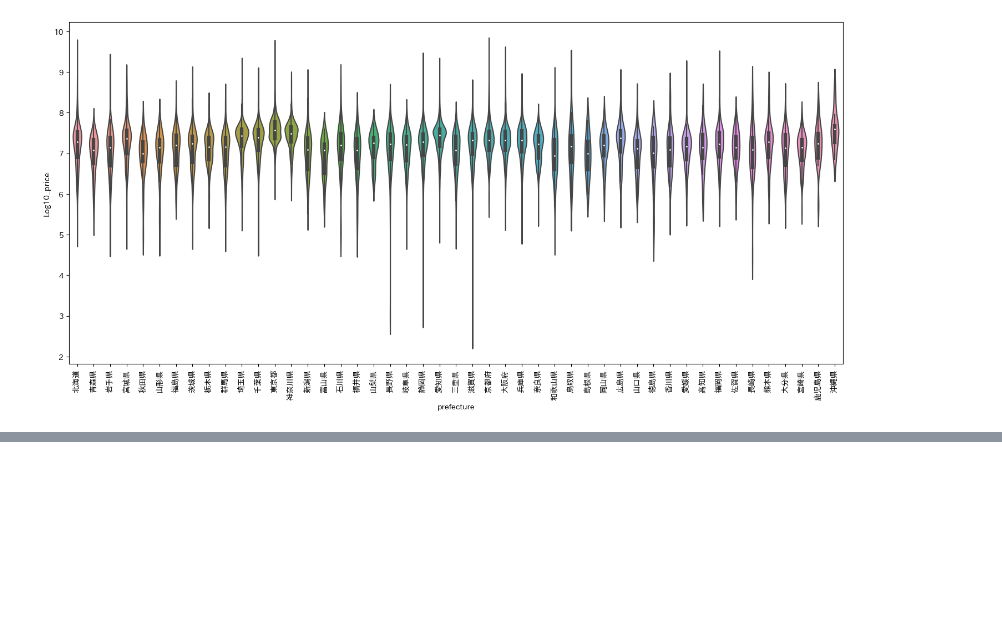
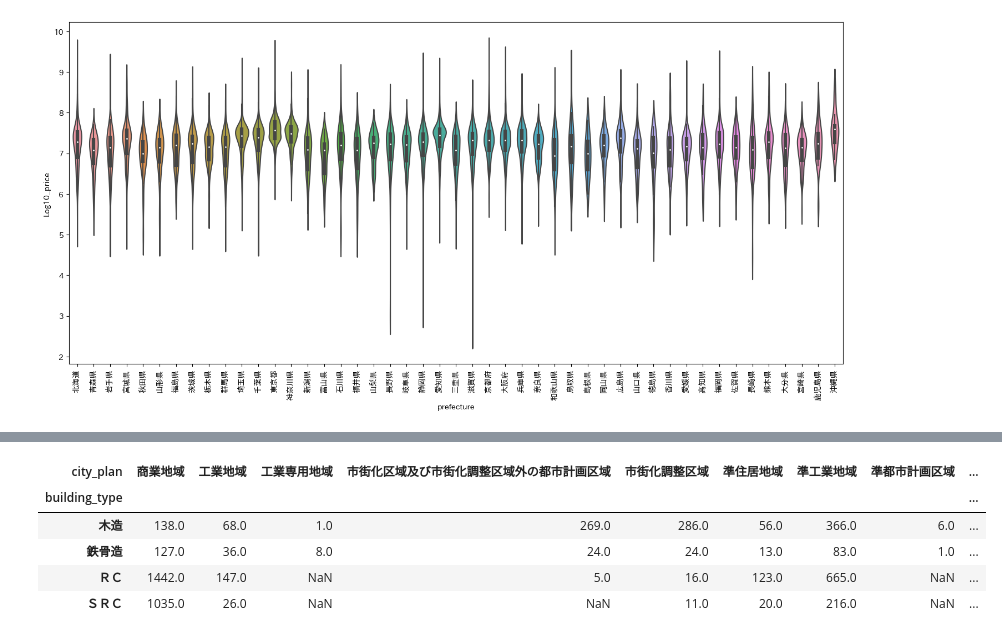
Before and after one commit to dumbled0re/EDA, a Jupyter notebook: 04_visualization/37-41_visualization_with_seaborn.ipynb, the cells around one changed output, grey strips where cells are left out. Saved outputs shown, nothing was run; the diff lists cells and outputs as text; code cells hidden in the pictures; blank space fills up the shorter version.

```diff
--- a/04_visualization/37-41_visualization_with_seaborn.ipynb
+++ b/04_visualization/37-41_visualization_with_seaborn.ipynb
@@ -95,0 +126,9 @@ fig = plt.xticks(rotation=90)
+# %%
+my_pivot
+# %% [output]
+| city_plan | 商業地域 | 工業地域 | 工業専用地域 | 市街化区域及び市街化調整区域外の都市計画区域 | 市街化調整区域 | 準住居地域 | 準工業地域 | 準都市計画区域 | ... |
+| building_type |  |  |  |  |  |  |  |  | ... |
+| 木造 | 138.0 | 68.0 | 1.0 | 269.0 | 286.0 | 56.0 | 366.0 | 6.0 | ... |
+| 鉄骨造 | 127.0 | 36.0 | 8.0 | 24.0 | 24.0 | 13.0 | 83.0 | 1.0 | ... |
+| ＲＣ | 1442.0 | 147.0 | NaN | 5.0 | 16.0 | 123.0 | 665.0 | NaN | ... |
+| ＳＲＣ | 1035.0 | 26.0 | NaN | NaN | 11.0 | 20.0 | 216.0 | NaN | ... |
```
Also changed, not shown: parts of 5 cells of this notebook.
